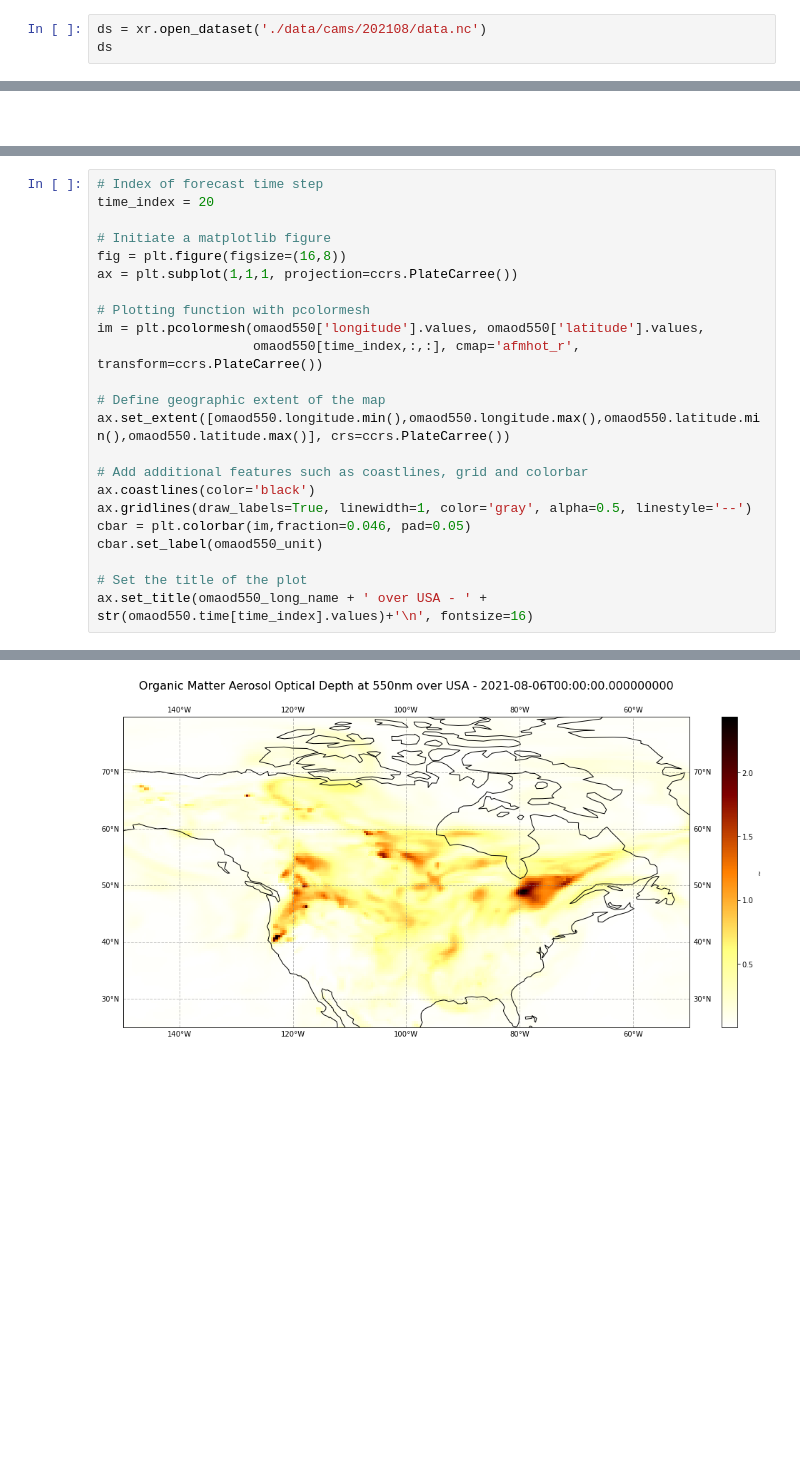
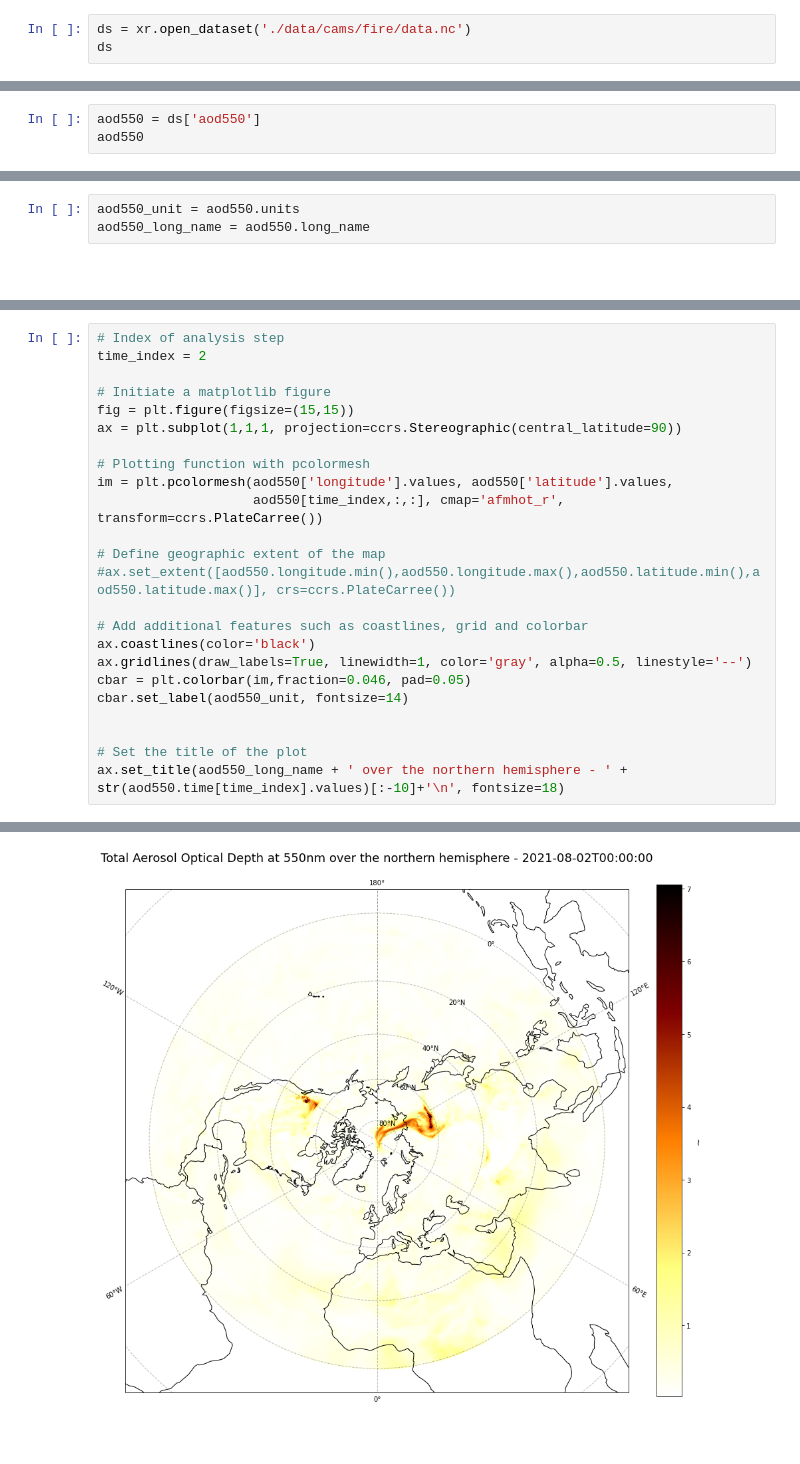
Before and after one commit to ecmwf-projects/copernicus-training, a Jupyter notebook: 211_cams_fire_monitoring.ipynb, the cells around one changed output, grey strips where cells are left out. Cells and saved outputs as stored; diff of their text form; blank space fills up the shorter version.

```diff
--- a/211_cams_fire_monitoring.ipynb
+++ b/211_cams_fire_monitoring.ipynb
@@ -90,5 +136,5 @@ Once the data has been extracted from the zip archive, you can load the NetCDF f
 # %%
-ds = xr.open_dataset('./data/cams/202108/data.nc')
+ds = xr.open_dataset('./data/cams/fire/data.nc')
 ds
 # %% [output]
 <xarray.Dataset>
@@ -120,0 +154,3 @@ Attributes:
+# %%
+aod550 = ds['aod550']
+aod550
@@ -128,3 +171,6 @@ omaod550_long_name = omaod550.long_name
+# %%
+aod550_unit = aod550.units
+aod550_long_name = aod550.long_name
 # %% [markdown]
 <br>
 # %% [markdown]
@@ -137,26 +183,27 @@ And now we can plot the `Organic Matter AOD at 550 nm`. The visualisation code b
 * **Add additional mapping features**: such as coastlines, grid or a colorbar
 * **Set a title of the plot**: you can combine the `species name` and `time` information for the title
 # %%
-# Index of forecast time step
-time_index = 20
+# Index of analysis step
+time_index = 2
 
 # Initiate a matplotlib figure
-fig = plt.figure(figsize=(16,8))
-ax = plt.subplot(1,1,1, projection=ccrs.PlateCarree())
+fig = plt.figure(figsize=(15,15))
+ax = plt.subplot(1,1,1, projection=ccrs.Stereographic(central_latitude=90))
 
 # Plotting function with pcolormesh
-im = plt.pcolormesh(omaod550['longitude'].values, omaod550['latitude'].values,
-                    omaod550[time_index,:,:], cmap='afmhot_r', transform=ccrs.PlateCarree())
+im = plt.pcolormesh(aod550['longitude'].values, aod550['latitude'].values,
+                    aod550[time_index,:,:], cmap='afmhot_r', transform=ccrs.PlateCarree())
 
 # Define geographic extent of the map
-ax.set_extent([omaod550.longitude.min(),omaod550.longitude.max(),omaod550.latitude.min(),omaod550.latitude.max()], crs=ccrs.PlateCarree())
+#ax.set_extent([aod550.longitude.min(),aod550.longitude.max(),aod550.latitude.min(),aod550.latitude.max()], crs=ccrs.PlateCarree())
 
 # Add additional features such as coastlines, grid and colorbar
 ax.coastlines(color='black')
 ax.gridlines(draw_labels=True, linewidth=1, color='gray', alpha=0.5, linestyle='--')
 cbar = plt.colorbar(im,fraction=0.046, pad=0.05)
-cbar.set_label(omaod550_unit)
+cbar.set_label(aod550_unit, fontsize=14)
+
 
 # Set the title of the plot
-ax.set_title(omaod550_long_name + ' over USA - ' + str(omaod550.time[time_index].values)+'\n', fontsize=16)
+ax.set_title(aod550_long_name + ' over the northern hemisphere - ' + str(aod550.time[time_index].values)[:-10]+'\n', fontsize=18)
 # %% [output]
@@ -164,4 +211,4 @@ Text(0.5, 1.0, 'Organic Matter Aerosol Optical Depth at 550nm over USA - 2021-08
-[figure, old version]
+[figure, new version]
 # %% [markdown]
 <br>
 # %% [markdown]
```
Also changed, not shown: parts of 39 cells of this notebook, 12 other files.
